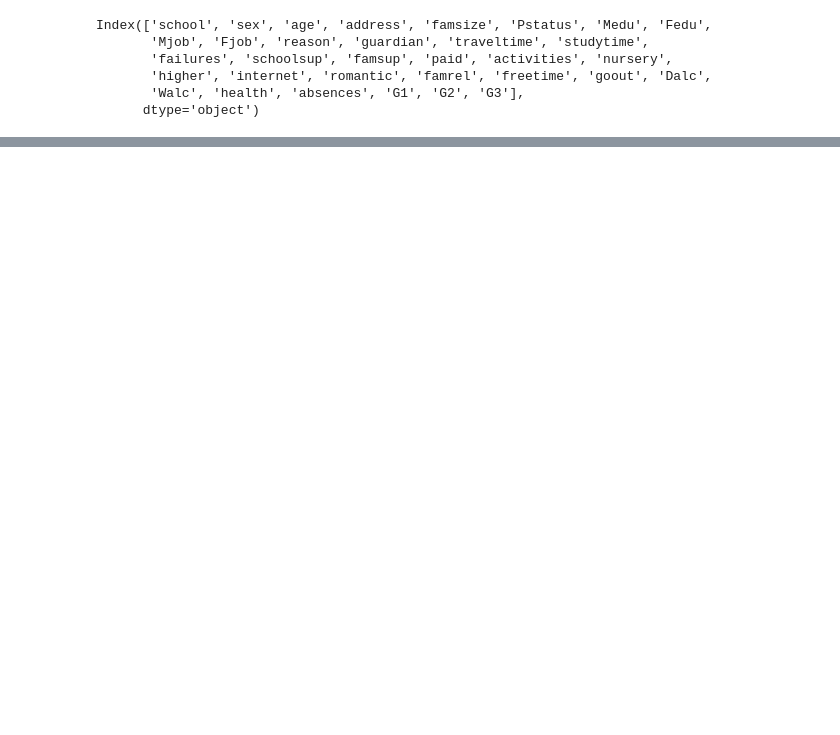
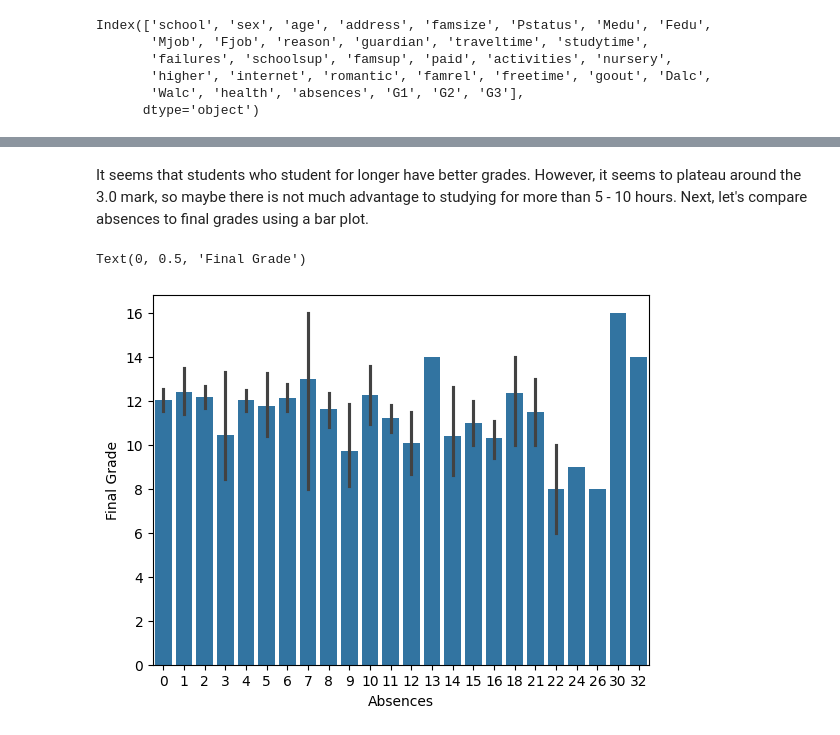
Before and after one commit to zhutchens/educational-analysis, a Jupyter notebook: education.ipynb, the cells around one changed output, grey strips where cells are left out. Drawn from its saved outputs; the diff is of its cells as text; code cells hidden in the pictures; blank space fills up the shorter version.

```diff
--- a/education.ipynb
+++ b/education.ipynb
@@ -57,0 +79,9 @@ dataframe.plot(x='studytime',
+# %% [markdown]
+It seems that students who student for longer have better grades. However, it seems to plateau around the 3.0 mark, so maybe there is not much advantage to studying for more than 5 - 10 hours. Next, let's compare absences to final grades using a bar plot.
+# %%
+ax = sb.barplot(data = dataframe, x = 'absences', y = 'G3')
+ax.set_xlabel('Absences')
+ax.set_ylabel('Final Grade')
+# %% [output]
+Text(0, 0.5, 'Final Grade')
+[figure, added]
```
Also changed, not shown: parts of 14 cells of this notebook.
